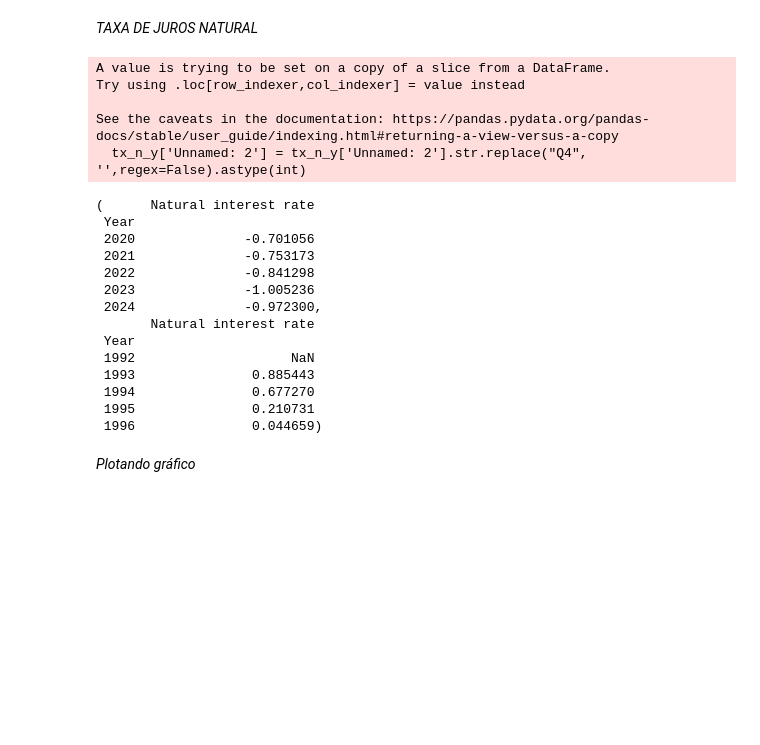
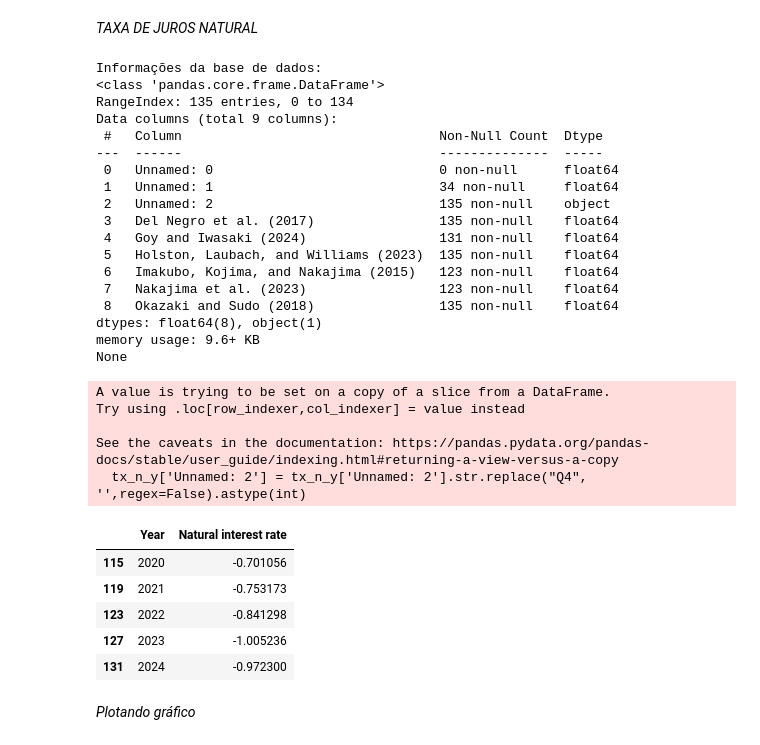
Before and after one commit to gustavo13rodrigo/Trabalho-M-todos, a Jupyter notebook: codigos/output_gap_TX_N.ipynb, the cells around one changed output. Saved outputs shown, nothing was run; the diff lists cells and outputs as text; code cells hidden in the pictures; blank space fills up the shorter version.

```diff
--- a/codigos/output_gap_TX_N.ipynb
+++ b/codigos/output_gap_TX_N.ipynb
@@ -386,44 +175,57 @@ _TAXA DE JUROS NATURAL_
 # %%
 #Gráfico Baseado nas estimativas do modelo de Goy and Iwasaki (2024)
 
 tx_juros = pd.read_excel(DADOS/"natural_interest_rate_japan.xlsx",header = 2)
+print('Informações da base de dados:')
+print(tx_juros.info())
+
 tx_juros = tx_juros[["Unnamed: 2", "Goy and Iwasaki (2024)"]]
 
 #Como nossa análise será pautada por ano, pegaremos apenas os resultados dos últimos trimestres
 tx_n_y = tx_juros[tx_juros['Unnamed: 2'].str.contains('Q4$', na = False)]
 tx_n_y['Unnamed: 2'] = tx_n_y['Unnamed: 2'].str.replace("Q4", '',regex=False).astype(int)
 
-#Agora transformaremos o Dataframe para que os anos sejam o novo índice:
-# 1. Renomeia as colunas corretamente usando o método .rename()
+
+# Renomeia as colunas corretamente usando o método .rename()
 tx_n_y = tx_n_y.rename(columns={
     'Unnamed: 2': 'Year',
     'Goy and Iwasaki (2024)': 'Natural interest rate'
 })
-
-# 2. Transforma os anos no novo índice do DataFrame
-tx_n_y = tx_n_y.set_index('Year')
+#Garantindo que Year será int e os valores serão float
+tx_n_y['Year'] = tx_n_y['Year'].astype(int)
+tx_n_y['Natural interest rate'] = tx_n_y['Natural interest rate'].astype(float)
 
 
-tx_n_y.tail(), tx_n_y.head()
+tx_n_y.tail()
 # %% [output]
-A value is trying to be set on a copy of a slice from a DataFrame.
-Try using .loc[row_indexer,col_indexer] = value instead
-
-See the caveats in the documentation: https://pandas.pydata.org/pandas-docs/stable/user_guide/indexing.html#returning-a-view-versus-a-copy
-  tx_n_y['Unnamed: 2'] = tx_n_y['Unnamed: 2'].str.replace("Q4", '',regex=False).astype(int)
+Informações da base de dados:
+<class 'pandas.core.frame.DataFrame'>
+RangeIndex: 135 entries, 0 to 134
+Data columns (total 9 columns):
+ #   Column                                 Non-Null Count  Dtype
+---  ------                                 --------------  -----
+ 0   Unnamed: 0                             0 non-null      float64
+ 1   Unnamed: 1                             34 non-null     float64
+ 2   Unnamed: 2                             135 non-null    object
+ 3   Del Negro et al. (2017)                135 non-null    float64
+ 4   Goy and Iwasaki (2024)                 131 non-null    float64
+ 5   Holston, Laubach, and Williams (2023)  135 non-null    float64
+ 6   Imakubo, Kojima, and Nakajima (2015)   123 non-null    float64
+ 7   Nakajima et al. (2023)                 123 non-null    float64
+ 8   Okazaki and Sudo (2018)                135 non-null    float64
+dtypes: float64(8), object(1)
+memory usage: 9.6+ KB
+None
-(      Natural interest rate
- Year
- 2020              -0.701056
- 2021              -0.753173
- 2022              -0.841298
- 2023              -1.005236
- 2024              -0.972300,
-       Natural interest rate
- Year
- 1992                    NaN
- 1993               0.885443
- 1994               0.677270
- 1995               0.210731
- 1996               0.044659)
+A value is trying to be set on a copy of a slice from a DataFrame.
+Try using .loc[row_indexer,col_indexer] = value instead
+
+See the caveats in the documentation: https://pandas.pydata.org/pandas-docs/stable/user_guide/indexing.html#returning-a-view-versus-a-copy
+  tx_n_y['Unnamed: 2'] = tx_n_y['Unnamed: 2'].str.replace("Q4", '',regex=False).astype(int)
+|  | Year | Natural interest rate |
+| 115 | 2020 | -0.701056 |
+| 119 | 2021 | -0.753173 |
+| 123 | 2022 | -0.841298 |
+| 127 | 2023 | -1.005236 |
+| 131 | 2024 | -0.972300 |
 # %% [markdown]
 _Plotando gráfico_
```
Also changed, not shown: parts of 7 cells of this notebook, 2 other files.
